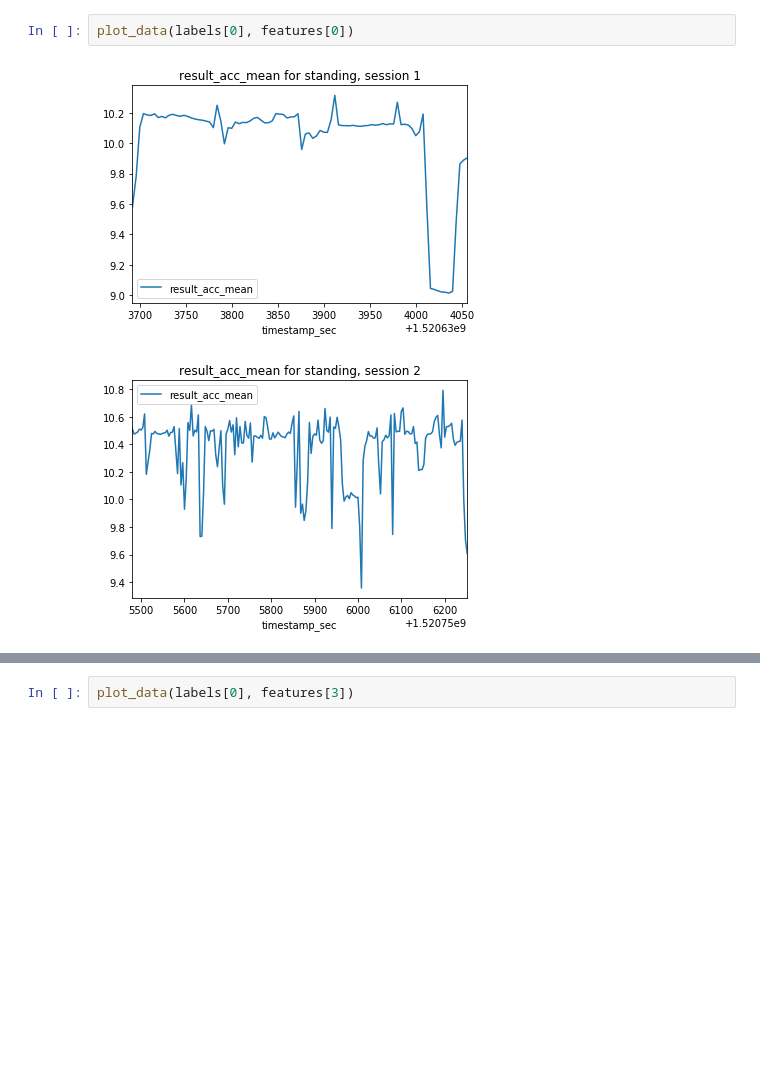
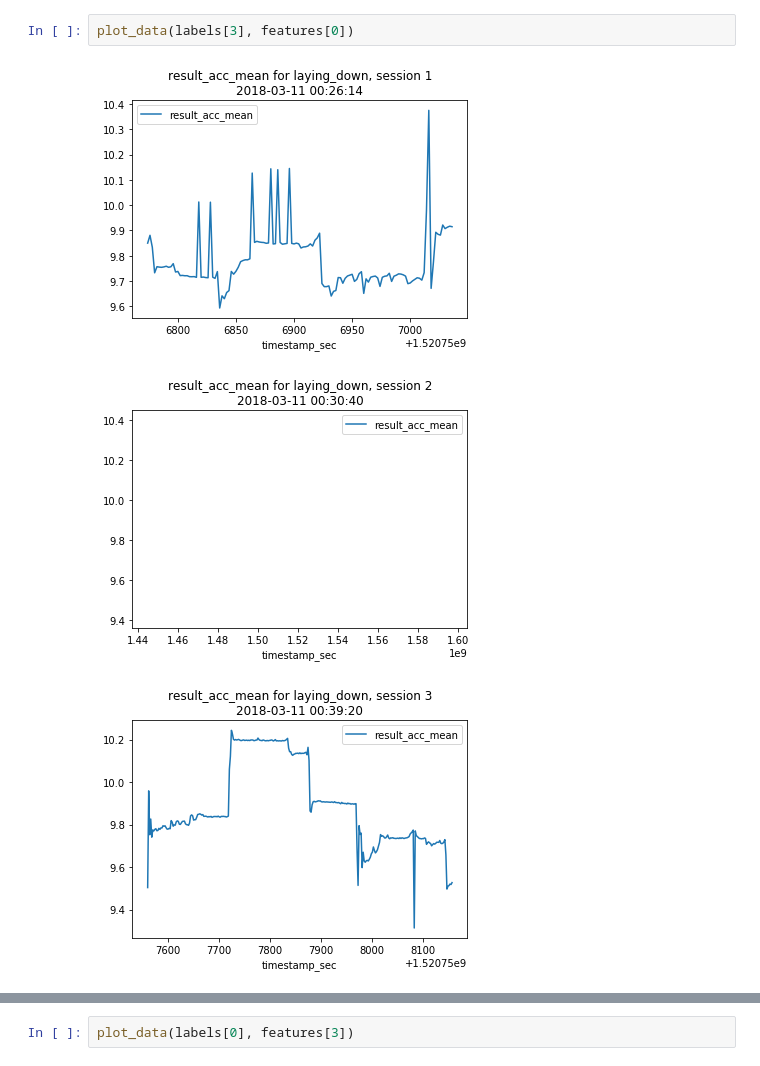
Before and after one commit to rac040/CS205, a Jupyter notebook: data-vis.ipynb, the cells around one changed output, grey strips where cells are left out. Cells and saved outputs as stored; diff of their text form; blank space fills up the shorter version.

Commit message:
added functionality to plot test data

```diff
--- a/data-vis.ipynb
+++ b/data-vis.ipynb
@@ -62,5 +102,6 @@ Index(['timestamp_sec', 'result_acc_mean', 'result_acc_median',
 # %%
-plot_data(labels[0], features[0])
+plot_data(labels[3], features[0])
 # %% [output]
-[figure, old version]
+[figure, new version]
-[figure, old version]
+[figure, new version]
+[figure, added]
```
Also changed, not shown: parts of 4 cells of this notebook, 2 other files.
